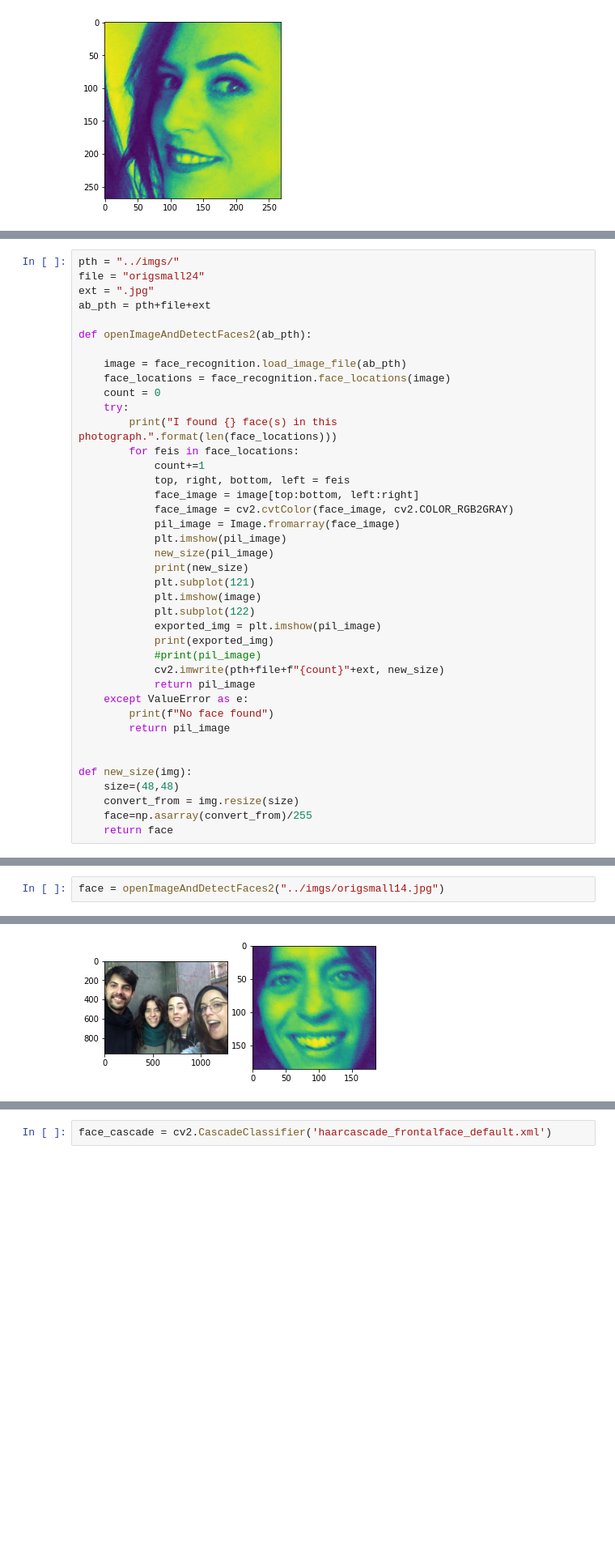
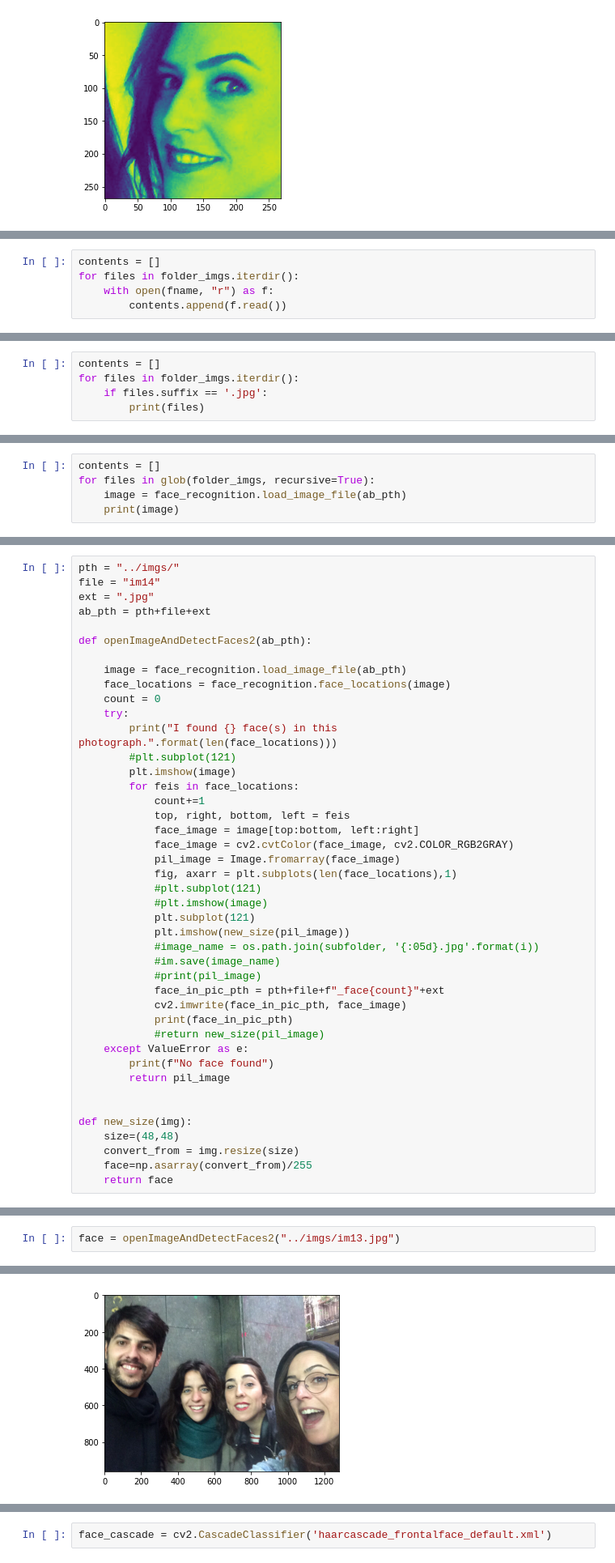
Before and after one commit to CristinaCallejo/AudienceResearch, a Jupyter notebook: notebooks/jn3 face.ipynb, the cells around one changed output, grey strips where cells are left out. Shown at 81% size. Saved outputs shown, nothing was run; the diff lists cells and outputs as text; blank space fills up the shorter version.

Commit message:
face detection done!

```diff
--- a/notebooks/jn3 face.ipynb
+++ b/notebooks/jn3 face.ipynb
@@ -145,0 +57,5 @@ I found 2 face(s) in this photograph.
+# %%
+contents = []
+for files in folder_imgs.iterdir():
+    with open(fname, "r") as f:
+        contents.append(f.read())
@@ -145,0 +64,5 @@ I found 2 face(s) in this photograph.
+# %%
+contents = []
+for files in folder_imgs.iterdir():
+    if files.suffix == '.jpg':
+        print(files)
@@ -145,0 +87,5 @@ I found 2 face(s) in this photograph.
+# %%
+contents = []
+for files in glob(folder_imgs, recursive=True):
+    image = face_recognition.load_image_file(ab_pth)
+    print(image)
@@ -146,6 +140,6 @@ I found 2 face(s) in this photograph.
 # %%
 pth = "../imgs/"
-file = "origsmall24"
+file = "im14"
 ext = ".jpg"
 ab_pth = pth+file+ext
 
@@ -156,23 +150,26 @@ def openImageAndDetectFaces2(ab_pth):
     count = 0
     try:
         print("I found {} face(s) in this photograph.".format(len(face_locations)))
+        #plt.subplot(121)
+        plt.imshow(image)
         for feis in face_locations:
             count+=1
             top, right, bottom, left = feis
             face_image = image[top:bottom, left:right]
             face_image = cv2.cvtColor(face_image, cv2.COLOR_RGB2GRAY)
             pil_image = Image.fromarray(face_image)
-            plt.imshow(pil_image)
-            new_size(pil_image)
-            print(new_size)
+            fig, axarr = plt.subplots(len(face_locations),1)
+            #plt.subplot(121)
+            #plt.imshow(image)
             plt.subplot(121)
-            plt.imshow(image)
-            plt.subplot(122)
-            exported_img = plt.imshow(pil_image)
-            print(exported_img)
+            plt.imshow(new_size(pil_image))
+            #image_name = os.path.join(subfolder, '{:05d}.jpg'.format(i))
+            #im.save(image_name)
             #print(pil_image)
-            cv2.imwrite(pth+file+f"{count}"+ext, new_size)
-            return pil_image
+            face_in_pic_pth = pth+file+f"_face{count}"+ext
+            cv2.imwrite(face_in_pic_pth, face_image)
+            print(face_in_pic_pth)
+            #return new_size(pil_image)
     except ValueError as e:
         print(f"No face found")
         return pil_image
@@ -197,4 +183,4 @@ data/Juanjo
 # %%
-face = openImageAndDetectFaces2("../imgs/origsmall14.jpg")
+face = openImageAndDetectFaces2("../imgs/im13.jpg")
 # %% [output]
 I found 4 face(s) in this photograph.
@@ -207 +191 @@ error: OpenCV(4.5.2) :-1: error: (-5:Bad argument) in function 'imwrite'
-[figure, old version]
+[figure, new version]
```
Also changed, not shown: parts of 47 cells of this notebook.
